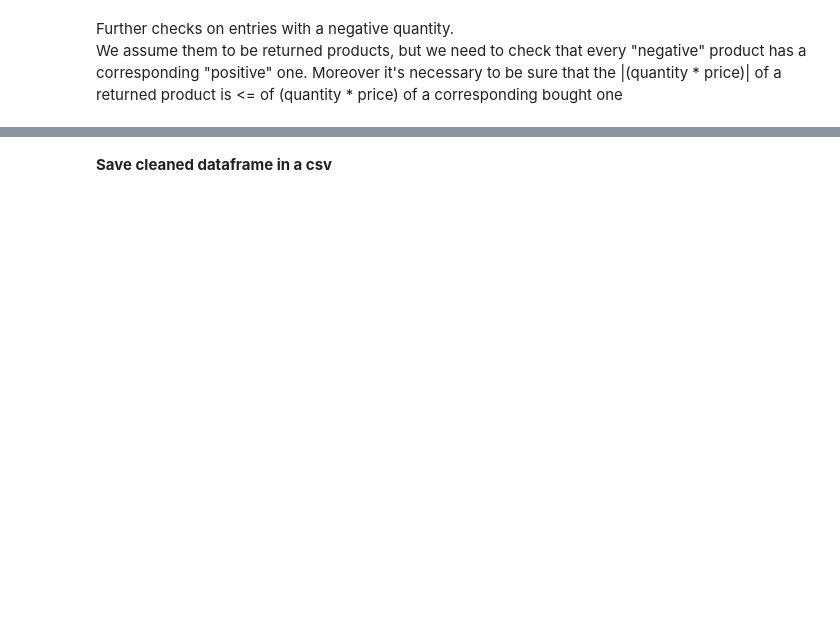
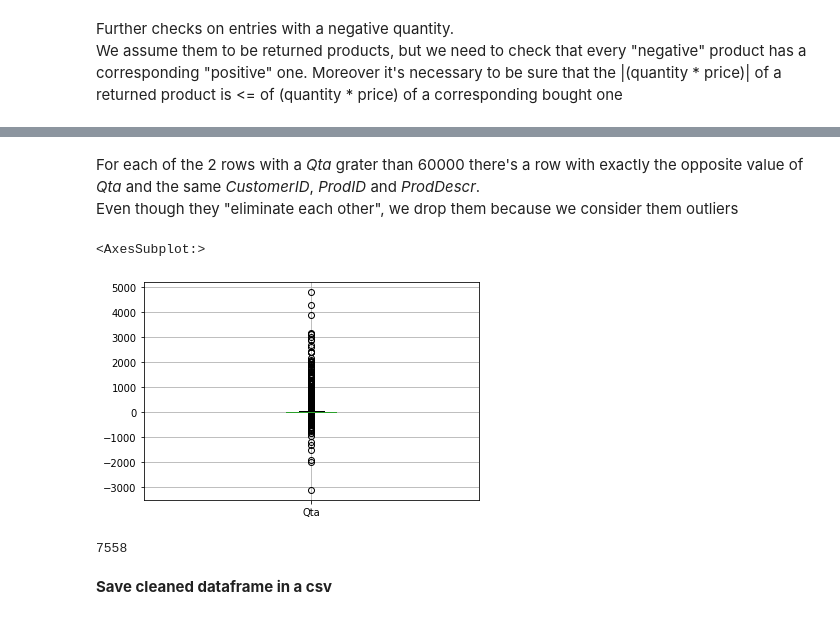
Before and after one commit to AlexPasqua/DM-project, a Jupyter notebook: DataUnderstanding_DataPreparation.ipynb, the cells around one changed output, grey strips where cells are left out. Drawn from its saved outputs; the diff is of its cells as text; code cells hidden in the pictures; blank space fills up the shorter version.

Commit message:
Fixed analysis on Sale outliers and started it on Qta

```diff
--- a/DataUnderstanding_DataPreparation.ipynb
+++ b/DataUnderstanding_DataPreparation.ipynb
@@ -360,2 +406,16 @@ df.describe()
+# %% [markdown]
+For each of the 2 rows with a _Qta_ grater than 60000 there's a row with exactly
+the opposite value of _Qta_ and the same _CustomerID_, _ProdID_ and _ProdDescr_.<br>
+Even though they "eliminate each other", we drop them because we consider them outliers
+# %%
+df.drop(df[(df['Qta'] < -60000) | (df['Qta'] > 60000)].index, inplace=True)
+df.boxplot(column=['Qta'])
+# %% [output]
+<AxesSubplot:>
+[figure, added]
+# %%
+len(df[df['Qta'] < 0])
+# %% [output]
+7558
 # %%
 df[df['BasketID'] == '537137']
```
Also changed, not shown: parts of 21 cells of this notebook.
